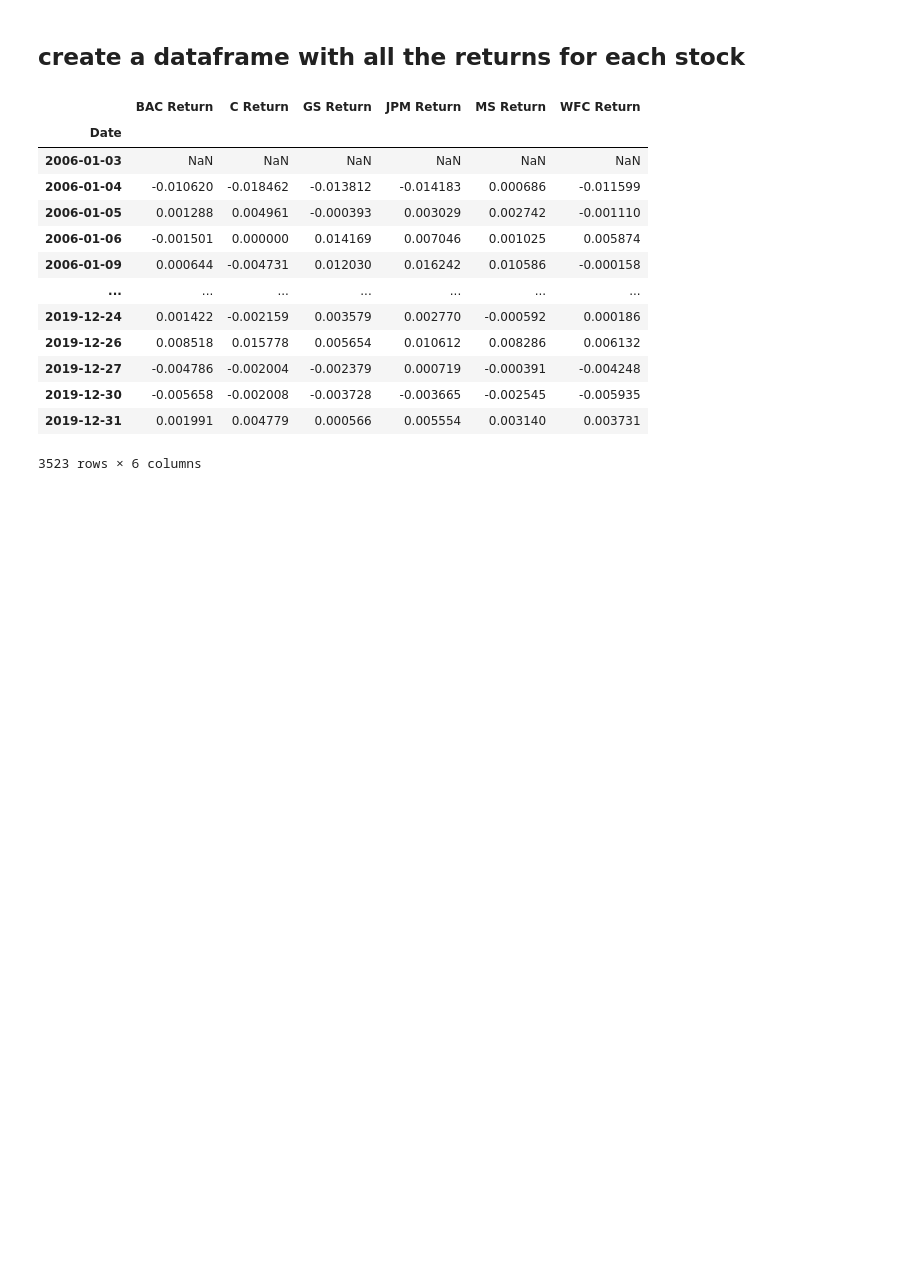
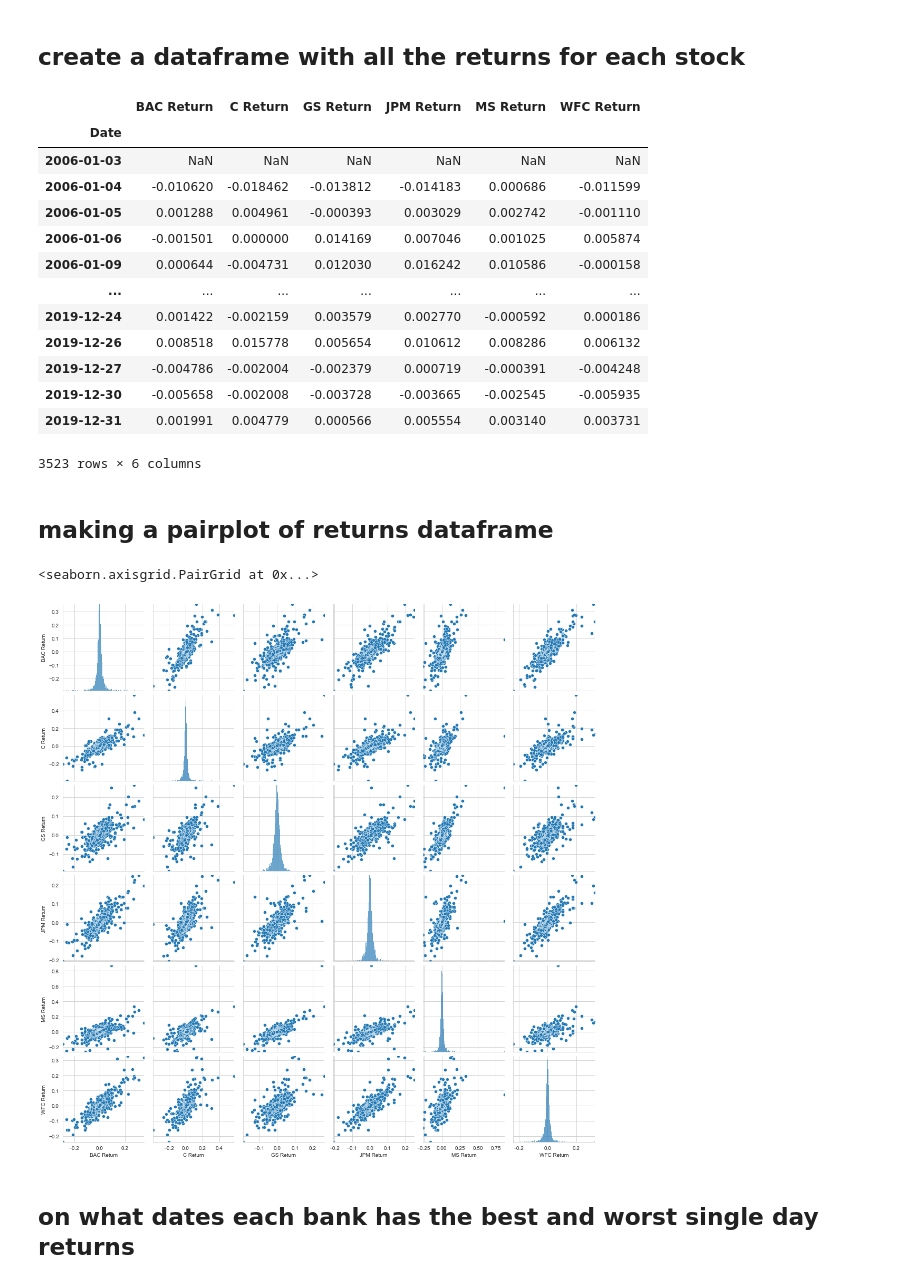
Before and after one commit to PIETRO-ing/finance_project, a Jupyter notebook: finance_project.ipynb, the cells around one changed output. Drawn from its saved outputs; the diff is of its cells as text; code cells hidden in the pictures; blank space fills up the shorter version.

```diff
--- a/finance_project.ipynb
+++ b/finance_project.ipynb
@@ -26,6 +26,13 @@ import numpy as np
 
 import matplotlib.pyplot as plt
 import seaborn as sns
+import plotly
+import cufflinks as cf
+cf.go_offline()
+
+sns.set_style('whitegrid')
+plt.rcParams['axes.xmargin'] = 0
+plt.rcParams['axes.ymargin'] = 0
 # %% [markdown]
 # *get the data from yahoo finance:
 ## pandas.pydata.org/pandas-docs/stable/remote_data.html
@@ -242,3 +249,13 @@ returns
 | 2019-12-30 | -0.005658 | -0.002008 | -0.003728 | -0.003665 | -0.002545 | -0.005935 |
 | 2019-12-31 | 0.001991 | 0.004779 | 0.000566 | 0.005554 | 0.003140 | 0.003731 |
 3523 rows × 6 columns
+# %% [markdown]
+## making a pairplot of returns dataframe
+# %%
+# the first row is Null so everything from the second row
+sns.pairplot(returns[1:])
+# %% [output]
+<seaborn.axisgrid.PairGrid at 0x...>
+[figure, added]
+# %% [markdown]
+## on what dates each bank has the best and worst single day returns
```
Also changed, not shown: parts of 21 cells of this notebook.
